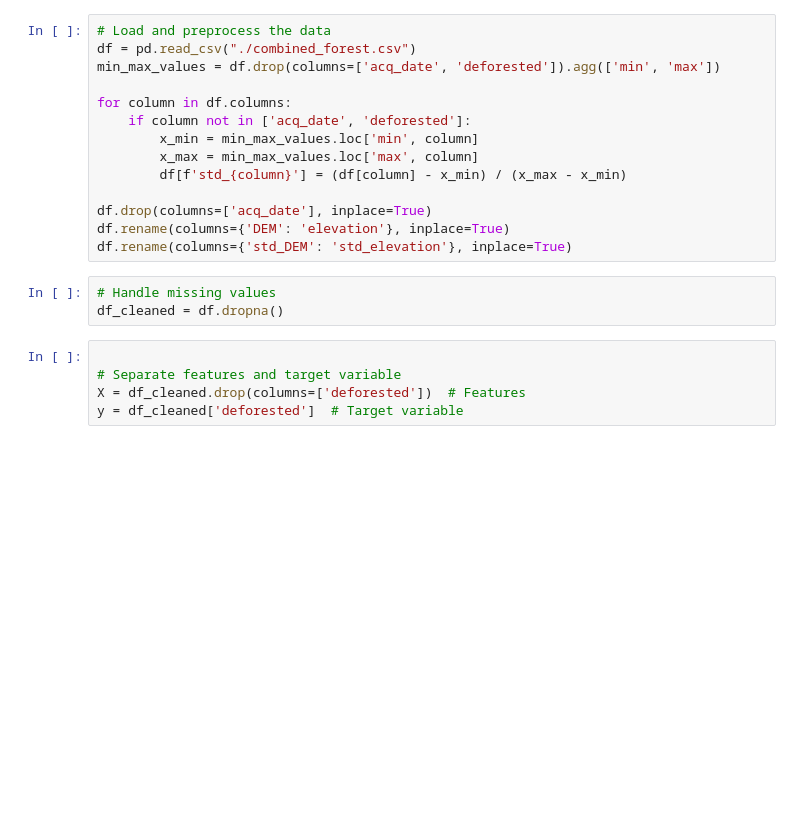
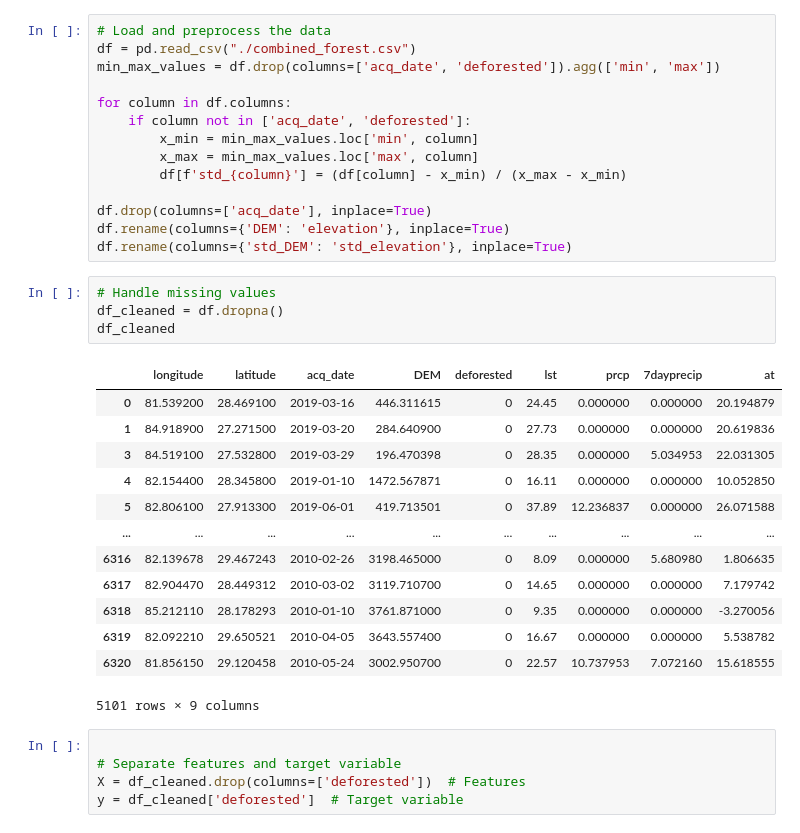
Before and after one commit to FerretScript/ForestForecastML, a Jupyter notebook: model training/fore.ipynb, the cells around one changed output. Cells and saved outputs as stored; diff of their text form; blank space fills up the shorter version.

```diff
--- a/model training/fore.ipynb
+++ b/model training/fore.ipynb
@@ -32,6 +32,21 @@ df.rename(columns={'std_DEM': 'std_elevation'}, inplace=True)
 # %%
 # Handle missing values
 df_cleaned = df.dropna()
+df_cleaned
+# %% [output]
+|  | longitude | latitude | acq_date | DEM | deforested | lst | prcp | 7dayprecip | at |
+| 0 | 81.539200 | 28.469100 | 2019-03-16 | 446.311615 | 0 | 24.45 | 0.000000 | 0.000000 | 20.194879 |
+| 1 | 84.918900 | 27.271500 | 2019-03-20 | 284.640900 | 0 | 27.73 | 0.000000 | 0.000000 | 20.619836 |
+| 3 | 84.519100 | 27.532800 | 2019-03-29 | 196.470398 | 0 | 28.35 | 0.000000 | 5.034953 | 22.031305 |
+| 4 | 82.154400 | 28.345800 | 2019-01-10 | 1472.567871 | 0 | 16.11 | 0.000000 | 0.000000 | 10.052850 |
+| 5 | 82.806100 | 27.913300 | 2019-06-01 | 419.713501 | 0 | 37.89 | 12.236837 | 0.000000 | 26.071588 |
+| ... | ... | ... | ... | ... | ... | ... | ... | ... | ... |
+| 6316 | 82.139678 | 29.467243 | 2010-02-26 | 3198.465000 | 0 | 8.09 | 0.000000 | 5.680980 | 1.806635 |
+| 6317 | 82.904470 | 28.449312 | 2010-03-02 | 3119.710700 | 0 | 14.65 | 0.000000 | 0.000000 | 7.179742 |
+| 6318 | 85.212110 | 28.178293 | 2010-01-10 | 3761.871000 | 0 | 9.35 | 0.000000 | 0.000000 | -3.270056 |
+| 6319 | 82.092210 | 29.650521 | 2010-04-05 | 3643.557400 | 0 | 16.67 | 0.000000 | 0.000000 | 5.538782 |
+| 6320 | 81.856150 | 29.120458 | 2010-05-24 | 3002.950700 | 0 | 22.57 | 10.737953 | 7.072160 | 15.618555 |
+5101 rows × 9 columns
 # %%
 
 # Separate features and target variable
```
Also changed, not shown: parts of 9 cells of this notebook, 1 other file.
